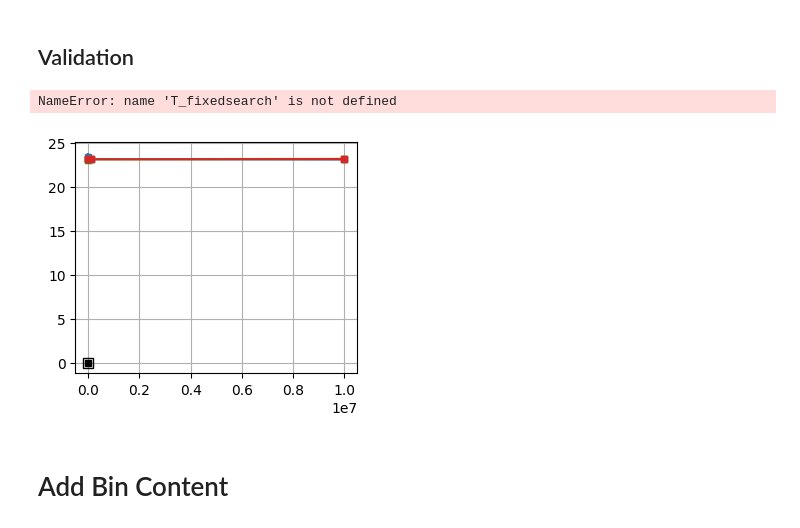
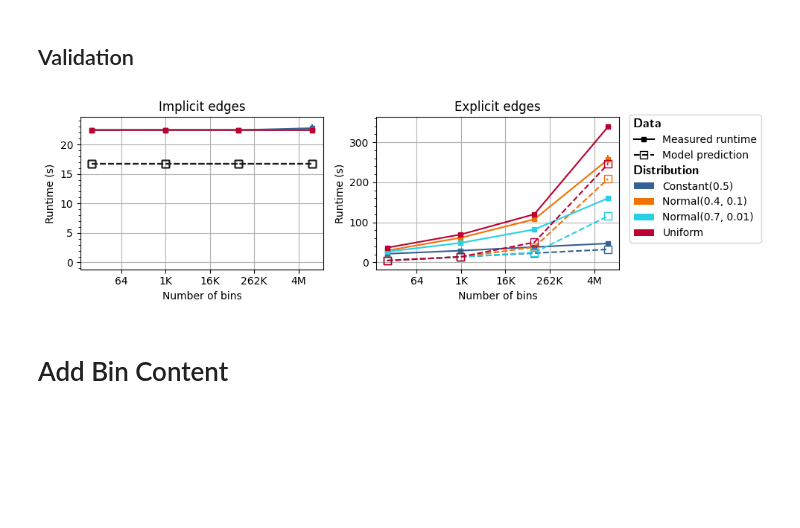
Before and after one commit to jolly-chen/msc-project, a Jupyter notebook: cpu-sequential/validation-l4.ipynb, the cells around one changed output. Cells and saved outputs as stored; diff of their text form; code cells hidden in the pictures; blank space fills up the shorter version.

Commit message:
[cpu][nb][l4] Added validation plots

```diff
--- a/cpu-sequential/validation-l4.ipynb
+++ b/cpu-sequential/validation-l4.ipynb
@@ -119,7 +119,7 @@ gp_vd.mean()
 unique_nbins = validation_df["nbins"].unique().astype(np.float64)
 unique_nvals = validation_df["nvals"].unique().astype(np.float64)
 unique_bulksize = validation_df["bulksize"].unique().astype(np.float64)
-unique_distribution = validation_df["distribution"].unique()
+unique_distribution = sorted(validation_df["distribution"].unique())
 unique_edges = [True, False]
 unique_nbins, unique_nvals, unique_bulksize, unique_distribution, unique_edges
 # %% [output]
@@ -216,9 +244,11 @@ plt.show()
 ## Design
 # %%
 def T_bscm(cache_size, sub_size, nbins):
-    return (np.log2(nbins) - np.log2(cache_size) + 1).clip(0)
+    return (np.log2(sub_size) -
+            np.log2( cache_size-( np.log2(nbins)/(np.log2(sub_size) + 1) ) )
+            + 1).clip(0)
 
-def T_binsearch(nbins, subsize=None):
+def T_binsearch(nbins, subsize):
     return (np.log2(nbins) * T_l1
         + T_bscm(l1_size/8, subsize, nbins) * T_l2 + T_bscm(l2_size/8, subsize, nbins) * T_l3
         +  T_bscm(l3_size, subsize, nbins) * T_mem)
@@ -227,6 +257,9 @@ def T_findbin(edges, nbins, subsize):
     if edges:
         return T_binsearch(nbins, subsize)
     else:
-        return T_fixedsearch
+        try:
+            return np.repeat(T_fixedsearch, len(nbins))
+        except:
+            return T_fixedsearch
 # %% [markdown]
 ## Calibration
@@ -256,10 +279,7 @@ save = True; figname= f"{output_folder}/cpu_findbin_validation.pdf"
 
 selected_env = "CPU"
 selected_bulksize = 32768
-selected_nbins = unique_nbins
 selected_nvals = 1e9
-selected_distr = sorted(unique_distribution)
-selected_edges = False
 unit = "s"
 
 fig = plt.figure(figsize=(8, 3))
@@ -267,13 +287,14 @@ ax = plt.subplot(121)
 
 # Legend Labels
 plot_validation_labels()
+ax.set_title("Implicit edges")
 
-for di,distr in enumerate(selected_distr):
-    arg = selected_env, distr, selected_nvals, selected_nbins, selected_bulksize, False
+for di, distr in enumerate(unique_distribution):
+    arg = selected_env, distr, selected_nvals, unique_nbins, selected_bulksize, False
     avg = gp_ivd.mean().loc[arg]
     std = gp_ivd.std().loc[arg]
 
-    p = ax.errorbar(selected_nbins, avg["tfindbin"],
+    p = ax.errorbar(unique_nbins, avg["tfindbin"],
                      yerr=std["tfindbin"],
                      **bm_style,
                 )
@@ -283,15 +304,12 @@ for di,distr in enumerate(selected_distr):
     ax.add_patch(ptchs.Rectangle((0, 0), 0, 0,
                                  facecolor=p[0].get_color(), label=f"{map_distr_name(distr)}"))
 
-## prediction
-subsize = get_subsize(distr, selected_nbins)
-pred = T_findbin(False, selected_nbins, subsize) * unit_to_unit_factor("ns", unit) * selected_nvals
-subsize = selected_nbins
-ax.errorbar(selected_nbins,
-             np.repeat(pred, len(selected_nbins)),
-             c=pred_color,
-             **pred_nocolor_style
-            )
+    ## prediction
+    subsize = get_subsize(distr, unique_nbins)
+    pred = T_findbin(False, unique_nbins, subsize) * unit_to_unit_factor("ns", unit) * selected_nvals
+    ax.errorbar(unique_nbins, pred,
+                 c=pred_color, **pred_nocolor_style
+                )
 
 
 plt.xlabel("Number of bins")
@@ -308,17 +326,15 @@ ax = plt.subplot(122)
 
 # Legend Labels
 plot_validation_labels()
-
-for di,distr in enumerate(selected_distr):
-    arg = selected_env, distr, selected_nvals, selected_nbins, selected_bulksize, True
+ax.set_title("Explicit edges")
+for di, distr in enumerate(unique_distribution):
+    arg = selected_env, distr, selected_nvals, unique_nbins, selected_bulksize, True
     avg = gp_ivd.mean().loc[arg]
     std = gp_ivd.std().loc[arg]
 
-    p = ax.errorbar(selected_nbins, avg["tfindbin"],
+    p = ax.errorbar(unique_nbins, avg["tfindbin"],
                      yerr=std["tfindbin"],
                     **bm_style,
-                 # label=f"{int(nb)} bin{'s' if int(nb) > 1 else ''}"
-                 # label=f"{distr}"
                 )
 
 
@@ -326,50 +342,45 @@ for di,distr in enumerate(selected_distr):
     ax.add_patch(ptchs.Rectangle((0, 0), 0, 0,
                                  facecolor=p[0].get_color(), label=f"{map_distr_name(distr)}"))
 
-## prediction
-pred_color=p[0].get_color()
-subsize = get_subsize(distr, selected_nbins)
-pred = T_findbin(True, selected_nbins, subsize) * unit_to_unit_factor("ns", unit) * selected_nvals
-ax.errorbar(selected_nbins,
-             np.repeat(pred, len(selected_nbins)),
-             c=pred_color,
-             **pred_nocolor_style
-             # label=f"Prediction {int(nb)} bin{'s' if int(nb) > 1 else ''}"
-            )
+    ## prediction
+    c=p[0].get_color()
+    subsize = get_subsize(distr, unique_nbins)
+    pred = T_findbin(True, unique_nbins, subsize) * unit_to_unit_factor("ns", unit) * selected_nvals
+    ax.errorbar(unique_nbins, pred,
+                 c=c, **pred_nocolor_style
+                )
 
-observ = avg["tfindbin"].values
-print(distr, pred, mae(pred, observ), r2(pred, observ) * 100)
+    # observ = avg["tfindbin"].values
+    # print(distr, pred, mae(pred, observ), r2(pred, observ) * 100)
 
 plt.xlabel("Number of bins")
 plt.xscale("log", base=2)
 ax.xaxis.set_major_formatter(ticker.FuncFormatter(lambda x, _: f"{human_readable(int(x))}"))
 
 plt.ylabel("Runtime (s)")
 # plt.yscale("symlog")
 # plt.ylim([0,1000])
 yaxis = plt.gca().yaxis
-yaxis.set_minor_locator(MinorSymLogLocator(1e-1))
 ax.grid(True, which="major")
 ax.yaxis.set_major_formatter(ticker.FormatStrFormatter("%g"))
 
 ##########
 hndls = ax.get_legend_handles_labels()[0]
 hndls.insert(0, "Data")
 hndls.insert(3, "Distribution")
 
 lbls = ax.get_legend_handles_labels()[1]
 lbls.insert(0, "")
 lbls.insert(3, "")
 
-legend = fig.legend(hndls, lbls, loc='center left', bbox_to_anchor=(0.99, 0.65),
+legend = fig.legend(hndls, lbls, loc='center left', bbox_to_anchor=(0.99, 0.6),
                     handler_map={str: LegendTitle({'fontsize':12})})
 
 plt.tight_layout()
 plt.savefig(figname, format="pdf", bbox_inches='tight')
 plt.show()
 # %% [output]
-NameError: name 'T_fixedsearch' is not defined
-[figure, old version]
+[figure, new version]
 # %% [markdown]
 # Add Bin Content
 # %% [markdown]
```
Also changed, not shown: parts of 28 cells of this notebook.
